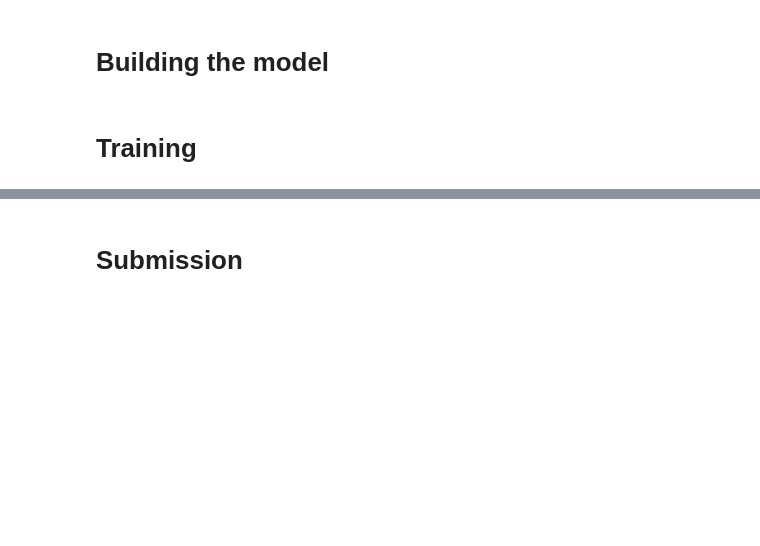
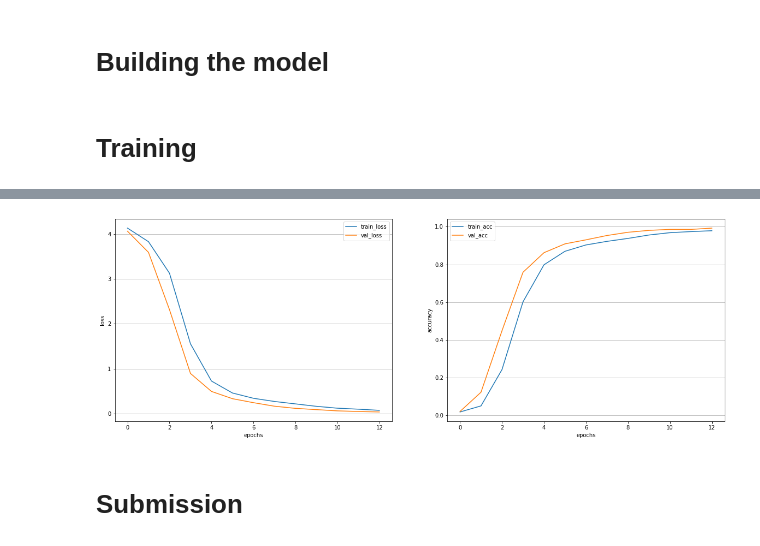
Before and after one commit to shinobu9/drafts, a Jupyter notebook: butterflies/Butterfly image classification.ipynb, the cells around one changed output, grey strips where cells are left out. Saved outputs shown, nothing was run; the diff lists cells and outputs as text; code cells hidden in the pictures; blank space fills up the shorter version.

```diff
--- a/butterflies/Butterfly image classification.ipynb
+++ b/butterflies/Butterfly image classification.ipynb
@@ -306,25 +316,28 @@ Epoch 006 train_loss: 0.4563     val_loss 0.3292 train_acc 0.8696 val_acc 0.9090
 # %%
 loss, acc, val_loss, val_acc = zip(*history)
+val_acc = torch.Tensor(val_acc).cpu()
 # %%
 fig = plt.figure(figsize=(20, 15))
 
 losses = fig.add_subplot(2,2,3)
-losses.plot(loss.cpu(), label="train_loss")
-losses.plot(val_loss.cpu(), label="val_loss")
+losses.plot(loss, label="train_loss")
+losses.plot(val_loss, label="val_loss")
 losses.legend(loc='best')
 losses.grid(axis = 'y')
 losses.set_xlabel("epochs")
 losses.set_ylabel("loss")
 
 accs = fig.add_subplot(2,2,4)
-accs.plot(acc.cpu(), label="train_acc")
-accs.plot(val_acc.cpu(), label="val_acc")
+accs.plot(acc, label="train_acc")
+accs.plot(val_acc, label="val_acc")
 accs.legend(loc='best')
 accs.grid(axis = 'y')
 accs.set_xlabel("epochs")
 accs.set_ylabel("accuracy")
 
 plt.show()
+# %% [output]
+[figure, added]
 # %% [markdown]
 # Submission
 # %%
```
Also changed, not shown: parts of 3 cells of this notebook, 1 other file.
